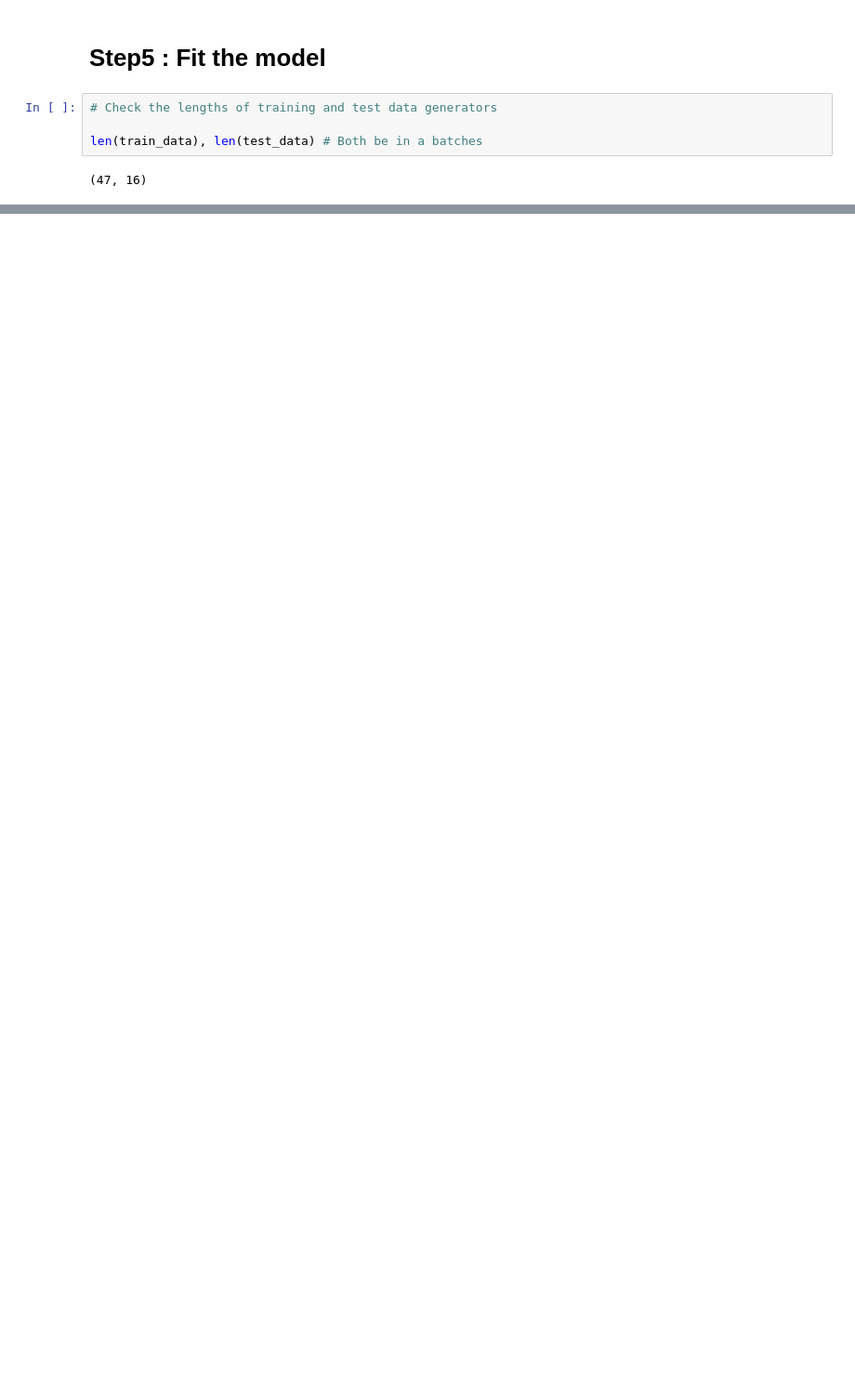
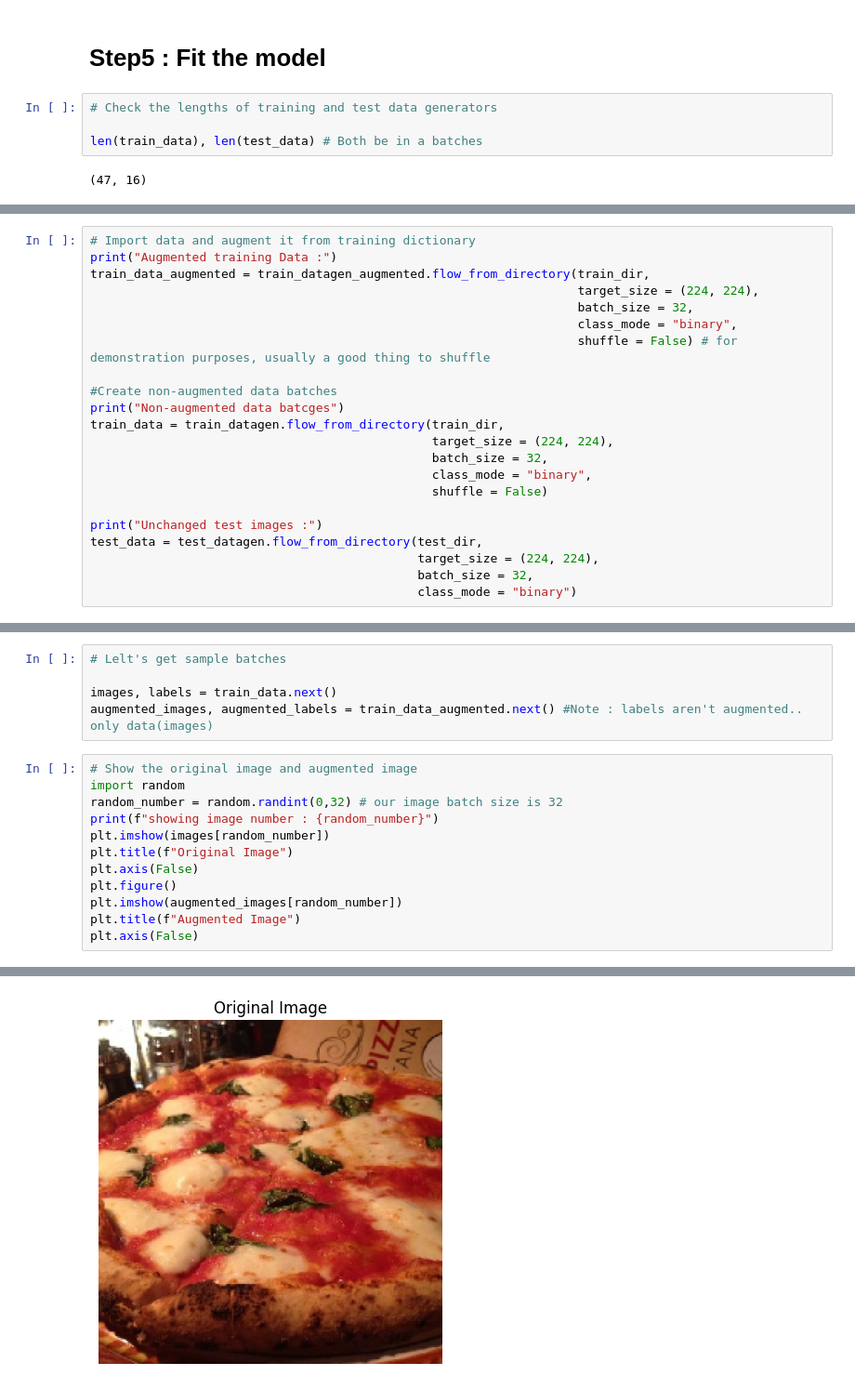
Before and after one commit to iamchenchu/Deep-Learnig-with-TensorFlow, a Jupyter notebook: 03_Convolutional_Neural_Networks_and_Computer_Vision_in_tensorflow.ipynb, the cells around one changed output, grey strips where cells are left out. Shown at 93% size. Drawn from its saved outputs; the diff is of its cells as text; blank space fills up the shorter version.

```diff
--- a/03_Convolutional_Neural_Networks_and_Computer_Vision_in_tensorflow.ipynb
+++ b/03_Convolutional_Neural_Networks_and_Computer_Vision_in_tensorflow.ipynb
@@ -682,0 +904,22 @@ Epoch 5/5
+# %%
+# Import data and augment it from training dictionary
+print("Augmented training Data :")
+train_data_augmented = train_datagen_augmented.flow_from_directory(train_dir,
+                                                                   target_size = (224, 224),
+                                                                   batch_size = 32,
+                                                                   class_mode = "binary",
+                                                                   shuffle = False) # for demonstration purposes, usually a good thing to shuffle
+
+#Create non-augmented data batches
+print("Non-augmented data batcges")
+train_data = train_datagen.flow_from_directory(train_dir,
+                                               target_size = (224, 224),
+                                               batch_size = 32,
+                                               class_mode = "binary",
+                                               shuffle = False)
+
+print("Unchanged test images :")
+test_data = test_datagen.flow_from_directory(test_dir,
+                                             target_size = (224, 224),
+                                             batch_size = 32,
+                                             class_mode = "binary")
@@ -682,0 +940,18 @@ Epoch 5/5
+# %%
+# Lelt's get sample batches
+
+images, labels = train_data.next()
+augmented_images, augmented_labels = train_data_augmented.next() #Note : labels aren't augmented.. only data(images)
+# %%
+# Show the original image and augmented image
+import random
+random_number = random.randint(0,32) # our image batch size is 32
+print(f"showing image number : {random_number}")
+plt.imshow(images[random_number])
+plt.title(f"Original Image")
+plt.axis(False)
+plt.figure()
+plt.imshow(augmented_images[random_number])
+plt.title(f"Augmented Image")
+plt.axis(False)
+# %% [output]
@@ -682,0 +960 @@ Epoch 5/5
+[figure, added]
```
Also changed, not shown: parts of 35 cells of this notebook.
